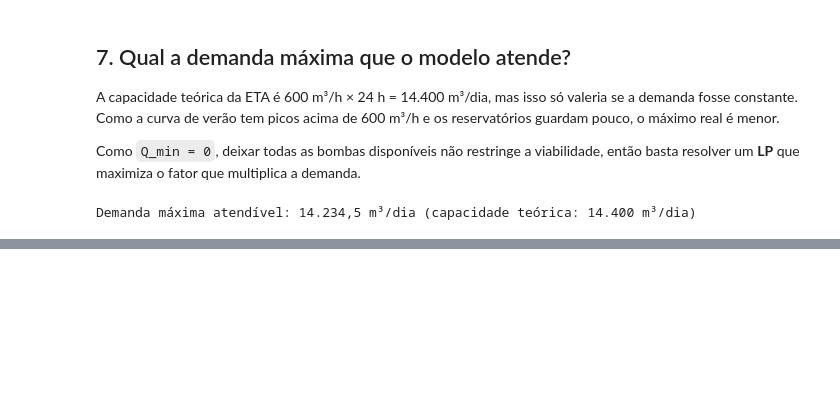
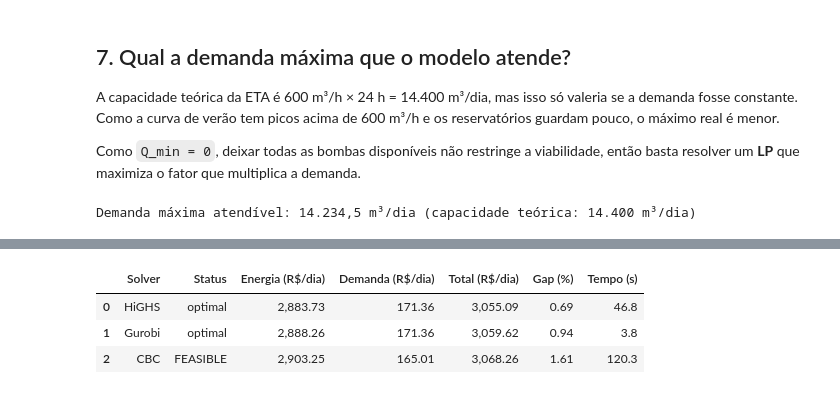
Before and after one commit to Jheimis/ProjetoMECAI, a Jupyter notebook: pesquisaOperacional/pyomo_highs/ETA_agendamento_bombas_pyomo_highs.ipynb, the cells around one changed output, grey strips where cells are left out. Drawn from its saved outputs; the diff is of its cells as text; code cells hidden in the pictures; blank space fills up the shorter version.

```diff
--- a/pesquisaOperacional/pyomo_highs/ETA_agendamento_bombas_pyomo_highs.ipynb
+++ b/pesquisaOperacional/pyomo_highs/ETA_agendamento_bombas_pyomo_highs.ipynb
@@ -416,3 +424,91 @@ Tempos medidos em um computador de 1 núcleo; no seu equipamento podem ser menor
+# %%
+import importlib.util
+import sys
+import time
+
+DIAS_COMPARACAO = 1
+GAP_COMPARACAO = 0.01
+LIMITE_COMPARACAO_S = 120
+tarifa_demanda_comparacao = tarifa_demanda_kw(ANEEL, DISTRIBUIDORA, MODALIDADE, SUBGRUPO, data_uso)
+resultados_comparacao = []
+
+def registrar_falha(solver_nome, motivo, tempo=0):
+    resultados_comparacao.append({"Solver": solver_nome, "Status": f"indisponível/erro: {motivo}",
+                                  "Energia (R$/dia)": None, "Demanda (R$/dia)": None,
+                                  "Total (R$/dia)": None, "Gap (%)": None, "Tempo (s)": tempo})
+
+def medir_pyomo(solver_nome, solver_factory, opcoes):
+    modelo_teste = construir(tarifa_fora_ponta, tarifa_ponta, dias=DIAS_COMPARACAO,
+                             fator_demanda=FATOR, tarifa_demanda=tarifa_demanda_comparacao)
+    solver = pyo.SolverFactory(solver_factory)
+    if not solver.available(exception_flag=False):
+        registrar_falha(solver_nome, "solver não encontrado no ambiente")
+        return
+    if solver_factory == "appsi_highs":
+        solver.highs_options = opcoes
+    else:
+        solver.options.update(opcoes)
+    inicio = time.perf_counter()
+    try:
+        resultado = solver.solve(modelo_teste, tee=False)
+    except Exception as erro:
+        registrar_falha(solver_nome, str(erro), time.perf_counter() - inicio)
+        return
+    segundos = time.perf_counter() - inicio
+    total = pyo.value(modelo_teste.obj, exception=False)
+    if total is None:
+        registrar_falha(solver_nome, str(resultado.solver.termination_condition), segundos)
+        return
+    try:
+        superior = float(resultado.problem.upper_bound)
+        inferior = float(resultado.problem.lower_bound)
+        gap_pct = 100 * abs(superior - inferior) / max(abs(superior), 1e-10)
+    except (TypeError, ValueError):
+        gap_pct = None
+    resultados_comparacao.append({"Solver": solver_nome,
+                                  "Status": str(resultado.solver.termination_condition),
+                                  "Energia (R$/dia)": pyo.value(modelo_teste.custo_energia),
+                                  "Demanda (R$/dia)": pyo.value(modelo_teste.custo_demanda),
+                                  "Total (R$/dia)": total, "Gap (%)": gap_pct, "Tempo (s)": segundos})
+
+medir_pyomo("HiGHS", "appsi_highs", {"mip_rel_gap": GAP_COMPARACAO,
+                                      "time_limit": LIMITE_COMPARACAO_S, "output_flag": False})
+medir_pyomo("Gurobi", "gurobi", {"MIPGap": GAP_COMPARACAO, "TimeLimit": LIMITE_COMPARACAO_S})
+
+pasta_pyomo = next((p for p in [Path.cwd() / "pesquisaOperacional" / "pyomo_highs",
+                               Path.cwd(), Path.cwd() / "pyomo_highs"] if (p / "eta_mip.py").is_file()), None)
+if importlib.util.find_spec("mip") is None or pasta_pyomo is None:
+    registrar_falha("CBC", "python-mip ou eta_mip.py não encontrado")
+else:
+    sys.path.insert(0, str(pasta_pyomo.resolve()))
+    try:
+        import eta_mip
+        modelo_cbc = eta_mip.construir(tarifa_fora_ponta, tarifa_ponta, dias=DIAS_COMPARACAO,
+                                        tarifa_demanda=tarifa_demanda_comparacao, fator_demanda=FATOR)
+        inicio = time.perf_counter()
+        modelo_cbc.max_mip_gap = GAP_COMPARACAO
+        status_cbc = modelo_cbc.optimize(max_seconds=LIMITE_COMPARACAO_S)
+        segundos = time.perf_counter() - inicio
+        if modelo_cbc.num_solutions:
+            resultados_comparacao.append({"Solver": "CBC", "Status": status_cbc.name,
+                                          "Energia (R$/dia)": modelo_cbc._custo_energia.x,
+                                          "Demanda (R$/dia)": modelo_cbc._custo_demanda.x,
+                                          "Total (R$/dia)": modelo_cbc.objective_value,
+                                          "Gap (%)": 100 * modelo_cbc.gap, "Tempo (s)": segundos})
+        else:
+            registrar_falha("CBC", status_cbc.name, segundos)
+    except Exception as erro:
+        registrar_falha("CBC", str(erro), time.perf_counter() - inicio if "inicio" in locals() else 0)
+
+comparacao_solvers = pd.DataFrame(resultados_comparacao)
+comparacao_solvers.style.format({"Energia (R$/dia)": "{:,.2f}", "Demanda (R$/dia)": "{:,.2f}",
+                                 "Total (R$/dia)": "{:,.2f}", "Gap (%)": "{:.2f}",
+                                 "Tempo (s)": "{:.1f}"}, na_rep="-")
+# %% [output]
+|  | Solver | Status | Energia (R$/dia) | Demanda (R$/dia) | Total (R$/dia) | Gap (%) | Tempo (s) |
+| 0 | HiGHS | optimal | 2,883.73 | 171.36 | 3,055.09 | 0.69 | 46.8 |
+| 1 | Gurobi | optimal | 2,888.26 | 171.36 | 3,059.62 | 0.94 | 3.8 |
+| 2 | CBC | FEASIBLE | 2,903.25 | 165.01 | 3,068.26 | 1.61 | 120.3 |
 # %% [markdown]
 ## 10. Tela em Tkinter (opcional)
 
```
Also changed, not shown: parts of 11 cells of this notebook, 6 other files.
